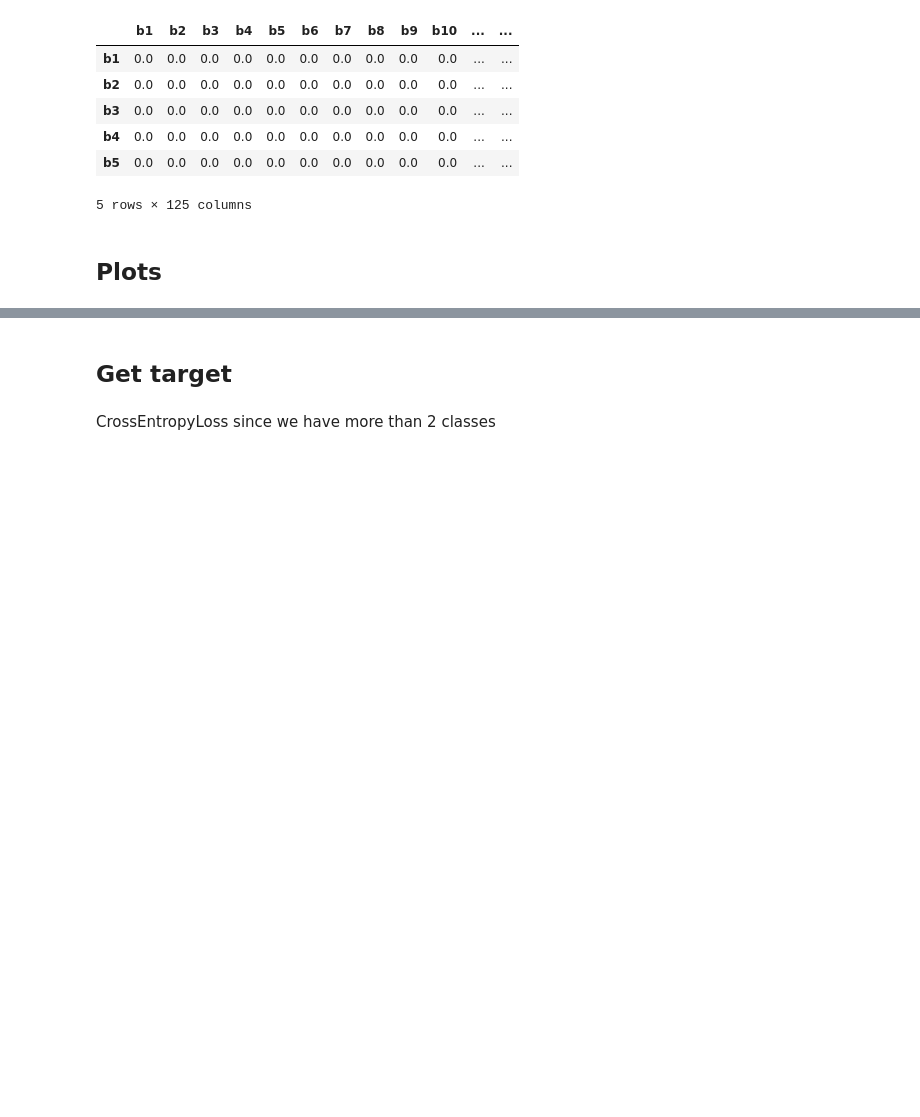
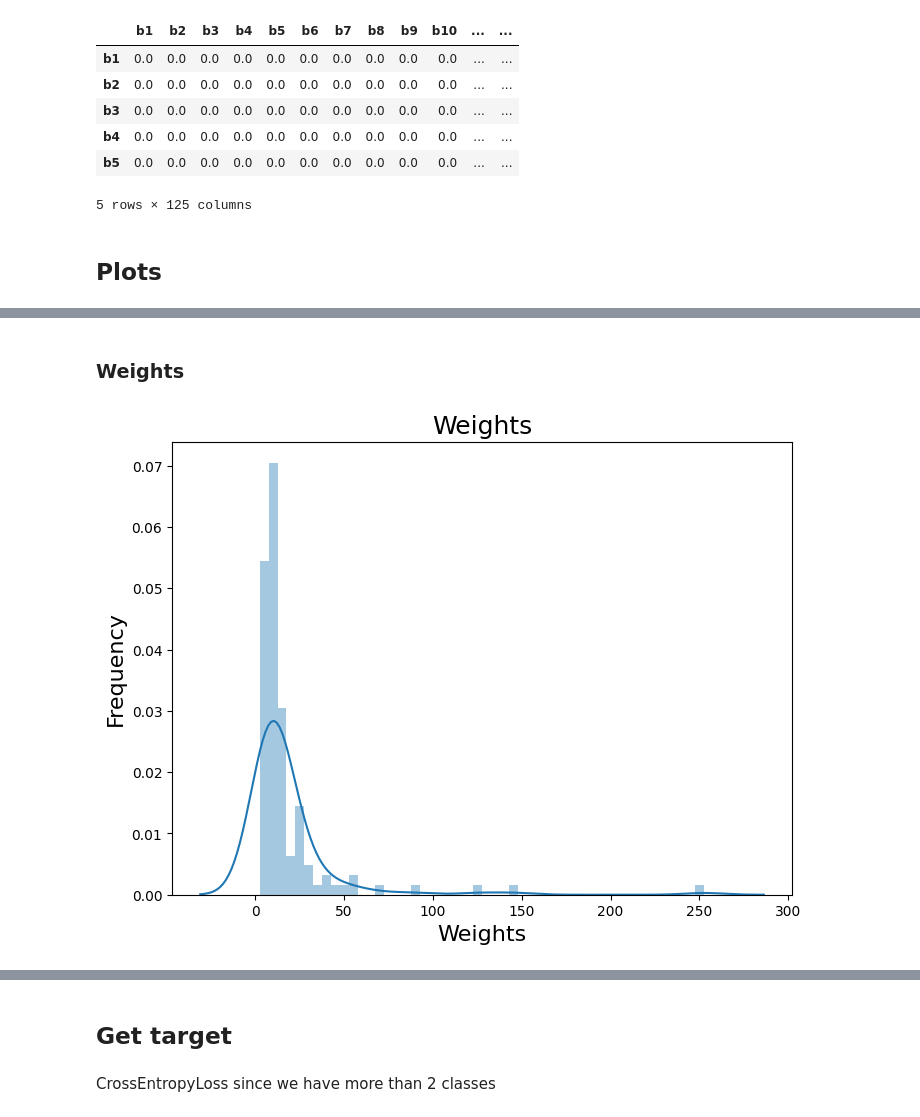
Before and after one commit to vibalcam/gnn-systemic-risk, a Jupyter notebook: notebooks/dataset.ipynb, the cells around one changed output, grey strips where cells are left out. Drawn from its saved outputs; the diff is of its cells as text; code cells hidden in the pictures; blank space fills up the shorter version.

```diff
--- a/notebooks/dataset.ipynb
+++ b/notebooks/dataset.ipynb
@@ -35,0 +79,6 @@ network.head()
+# %% [markdown]
+### Weights
+# %%
+plot_hist(nodes['weights'], 'Weights')
+# %% [output]
+[figure, added]
```
Also changed, not shown: parts of 15 cells of this notebook, 3 other files.
